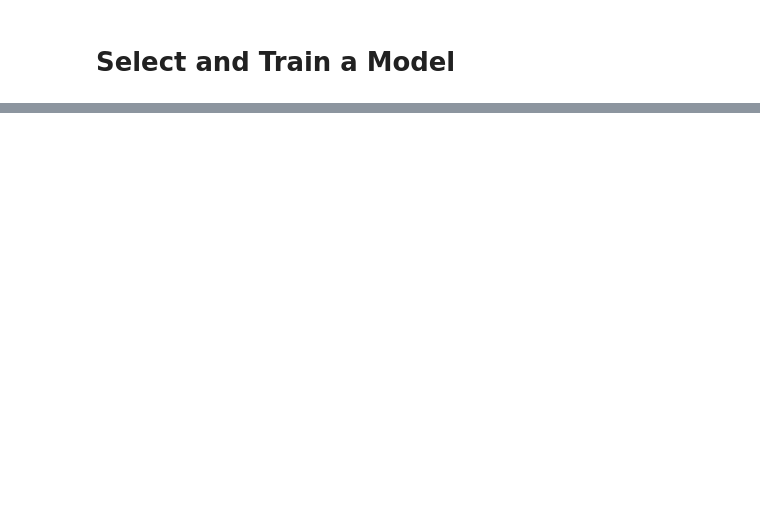
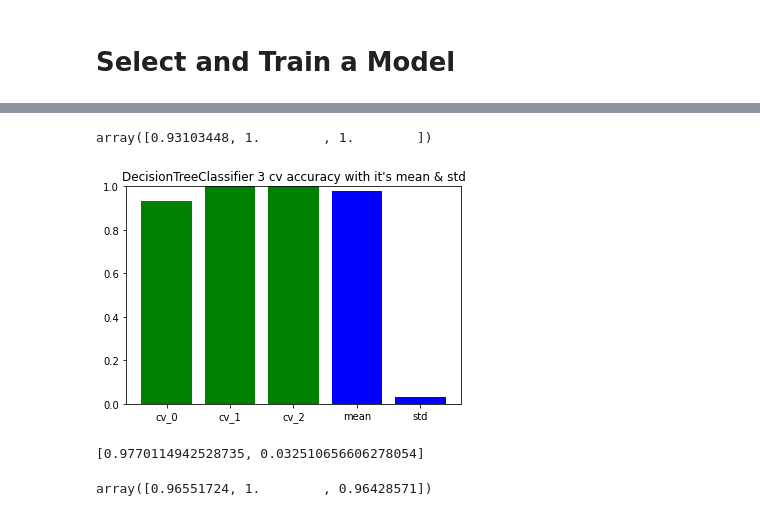
Before and after one commit to shenqidezhengge/MATLAB, a Jupyter notebook: Prepare the Data.ipynb, the cells around one changed output, grey strips where cells are left out. Drawn from its saved outputs; the diff is of its cells as text; code cells hidden in the pictures; blank space fills up the shorter version.

```diff
--- a/Prepare the Data.ipynb
+++ b/Prepare the Data.ipynb
@@ -237,0 +369,46 @@ array([[ 0.6536458 ,  1.50274889,  0.07862119,  0.65585581,  0.91958379],
+# %%
+# DecisionTreeClassifier
+
+from sklearn.tree import DecisionTreeClassifier
+tree_clf = DecisionTreeClassifier(random_state=42)
+tree_clf.fit(X_train, y_train)
+tree_clf.predict([some_flow])
+decision_score = cross_val_score(tree_clf, X_train, y_train, cv=3, scoring="accuracy")
+decision_score
+# %% [output]
+array([0.93103448, 1.        , 1.        ])
+# %%
+HEIGHT = decision_score
+TITLE = "DecisionTreeClassifier 3 cv accuracy with it's mean & std"
+
+x = np.arange(3)
+
+x_1 = [3, 4]
+height_1 = [HEIGHT.mean(), HEIGHT.std()]
+
+plt.bar(x, HEIGHT, color='green', label='correlation coefficient')
+plt.bar(x_1, height_1, color='blue', label='correlation coefficient')
+
+plt.ylim((0, 1))
+plt.xticks(np.arange(5), ["cv_0", "cv_1", "cv_2", "mean", "std"])
+plt.title(TITLE)
+# plt.legend(loc=4)
+plt.show()
+# %% [output]
+[figure, added]
+# %%
+[HEIGHT.mean(), HEIGHT.std()]
+# %% [output]
+[0.9770114942528735, 0.032510656606278054]
+# %%
+# RandomForestClassifier
+
+from sklearn.ensemble import RandomForestClassifier
+forest_clf = RandomForestClassifier(random_state=42, n_estimators=8)
+forest_clf.fit(X_train, y_train)
+forest_clf.predict([some_flow])
+forest_clf.predict_proba([some_flow])
+random_score = cross_val_score(forest_clf, X_train, y_train, cv=3, scoring="accuracy")
+random_score
+# %% [output]
+array([0.96551724, 1.        , 0.96428571])
```
Also changed, not shown: parts of 66 cells of this notebook, 30 other files.
